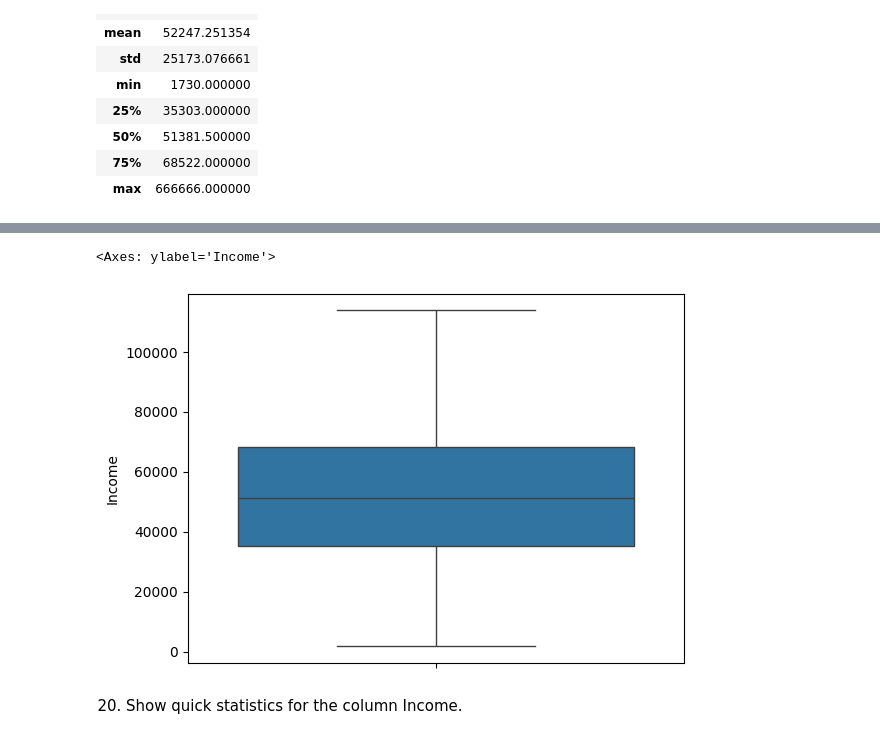
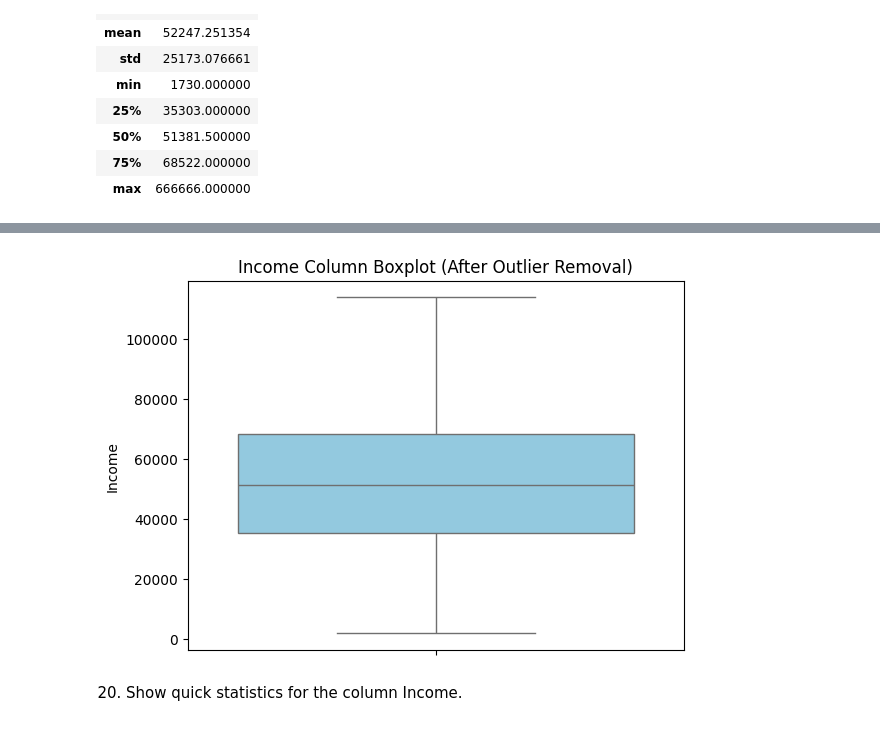
Before and after one commit to sudhanshrestha/final_project_big_data_prog, a Jupyter notebook: FinalProject.ipynb, the cells around one changed output, grey strips where cells are left out. Saved outputs shown, nothing was run; the diff lists cells and outputs as text; code cells hidden in the pictures.

```diff
--- a/FinalProject.ipynb
+++ b/FinalProject.ipynb
@@ -384,14 +382,16 @@ plt.show()
 # %%
 # removing the outliers using IQR method
 q1 = dfm['Income'].quantile(0.25)
 q3 = dfm['Income'].quantile(0.75)
 iqr = q3 - q1
+# removing the outliers by only keeping the values that are within the IQR range
 dfm = dfm[(dfm['Income'] >= q1 - 1.5 * iqr) & (dfm['Income'] <= q3 + 1.5 * iqr)]
 
-sns.boxplot(dfm['Income'])
+sns.boxplot(dfm['Income'], color='skyblue')
+plt.title('Income Column Boxplot (After Outlier Removal)')
+plt.show()
 # %% [output]
-<Axes: ylabel='Income'>
-[figure, old version]
+[figure, new version]
 # %% [markdown]
 20. Show quick statistics for the column Income.
 # %%
```
Also changed, not shown: parts of 31 cells of this notebook.
